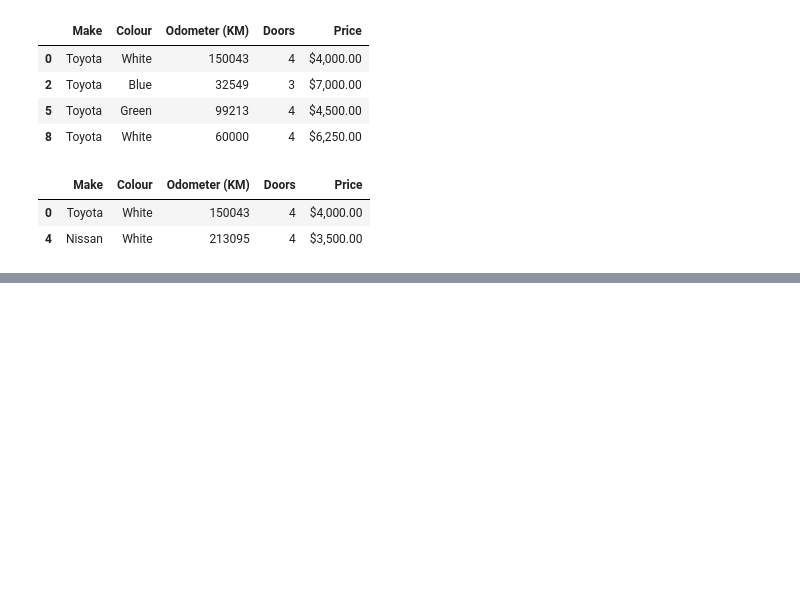
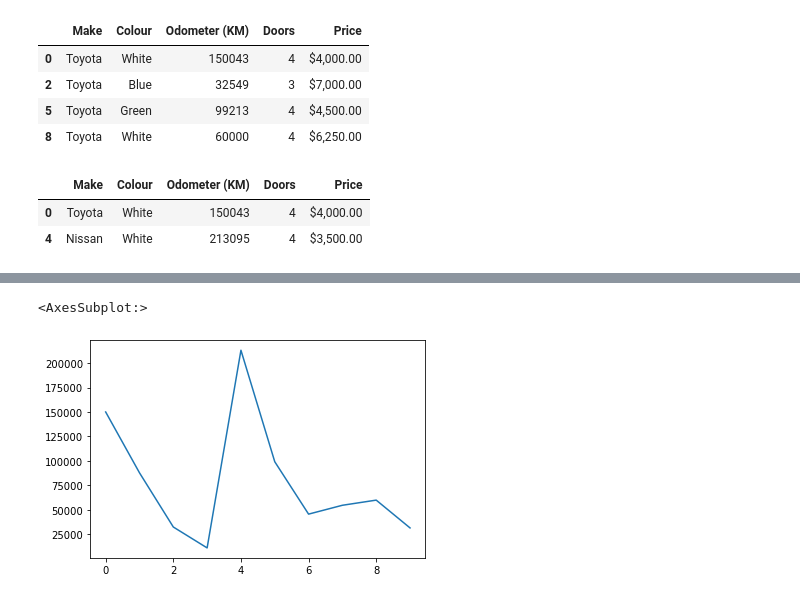
Before and after one commit to kavinda-ravishan/TensorFlow_Developer_Certificate_in_2021_Zero_to_Mastery, a Jupyter notebook: 0. Pandas for Data Analysis/1_introduction_to_pandas.ipynb, the cells around one changed output, grey strips where cells are left out. Saved outputs shown, nothing was run; the diff lists cells and outputs as text; code cells hidden in the pictures; blank space fills up the shorter version.

```diff
--- a/0. Pandas for Data Analysis/1_introduction_to_pandas.ipynb
+++ b/0. Pandas for Data Analysis/1_introduction_to_pandas.ipynb
@@ -320,0 +353,5 @@ car_sales[car_sales['Odometer (KM)'] > 100000]
+# %%
+car_sales['Odometer (KM)'].plot()
+# %% [output]
+<AxesSubplot:>
+[figure, added]
```
Also changed, not shown: parts of 9 cells of this notebook.
